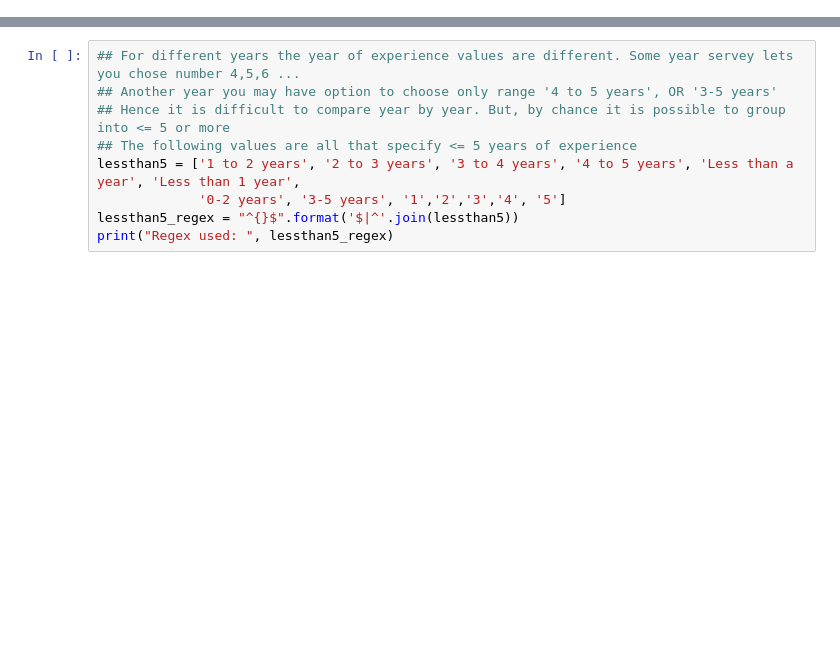
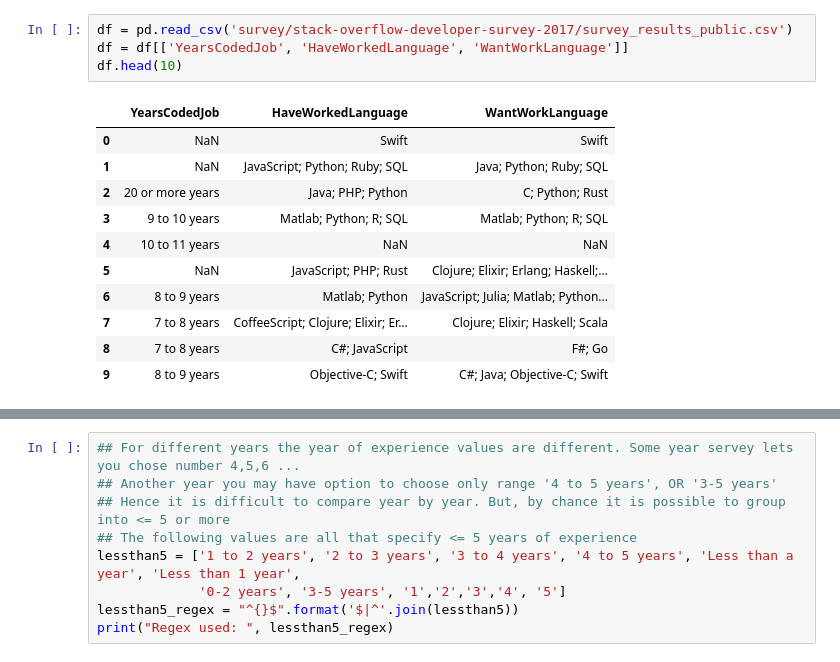
Before and after one commit to ydebessu/DataScienceBlog, a Jupyter notebook: project.ipynb, the cells around one changed output, grey strips where cells are left out. Drawn from its saved outputs; the diff is of its cells as text; blank space fills up the shorter version.

```diff
--- a/project.ipynb
+++ b/project.ipynb
@@ -13,0 +53,16 @@ new_proportions = {}
+# %%
+df = pd.read_csv('survey/stack-overflow-developer-survey-2017/survey_results_public.csv')
+df = df[['YearsCodedJob', 'HaveWorkedLanguage', 'WantWorkLanguage']]
+df.head(10)
+# %% [output]
+|  | YearsCodedJob | HaveWorkedLanguage | WantWorkLanguage |
+| 0 | NaN | Swift | Swift |
+| 1 | NaN | JavaScript; Python; Ruby; SQL | Java; Python; Ruby; SQL |
+| 2 | 20 or more years | Java; PHP; Python | C; Python; Rust |
+| 3 | 9 to 10 years | Matlab; Python; R; SQL | Matlab; Python; R; SQL |
+| 4 | 10 to 11 years | NaN | NaN |
+| 5 | NaN | JavaScript; PHP; Rust | Clojure; Elixir; Erlang; Haskell;... |
+| 6 | 8 to 9 years | Matlab; Python | JavaScript; Julia; Matlab; Python... |
+| 7 | 7 to 8 years | CoffeeScript; Clojure; Elixir; Er... | Clojure; Elixir; Haskell; Scala |
+| 8 | 7 to 8 years | C#; JavaScript | F#; Go |
+| 9 | 8 to 9 years | Objective-C; Swift | C#; Java; Objective-C; Swift |
```
Also changed, not shown: parts of 25 cells of this notebook.
